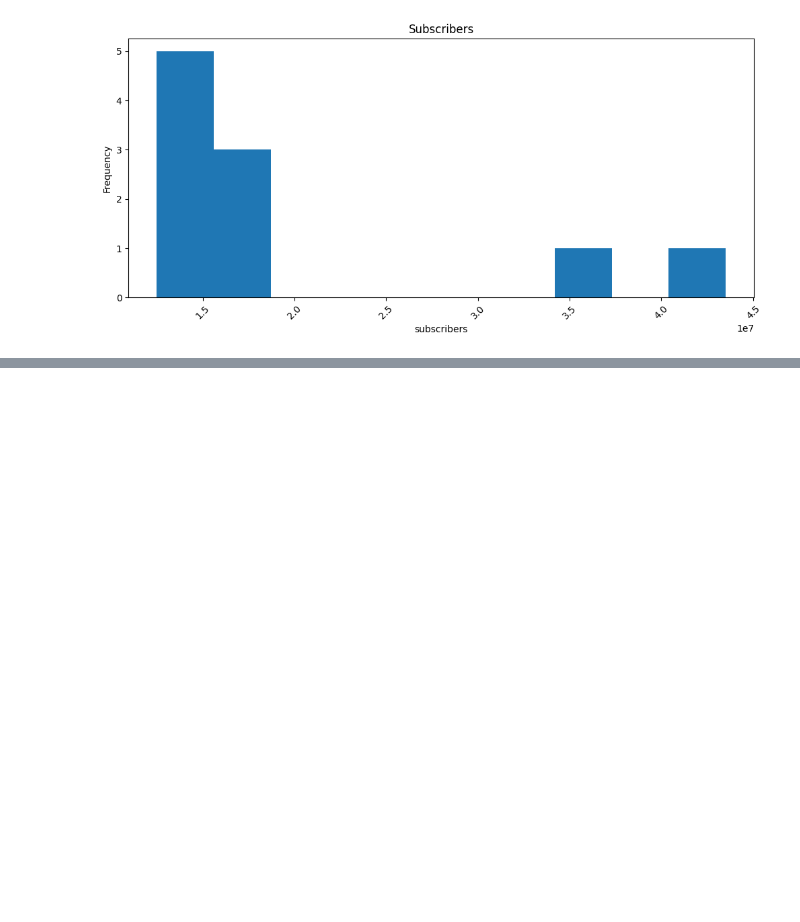
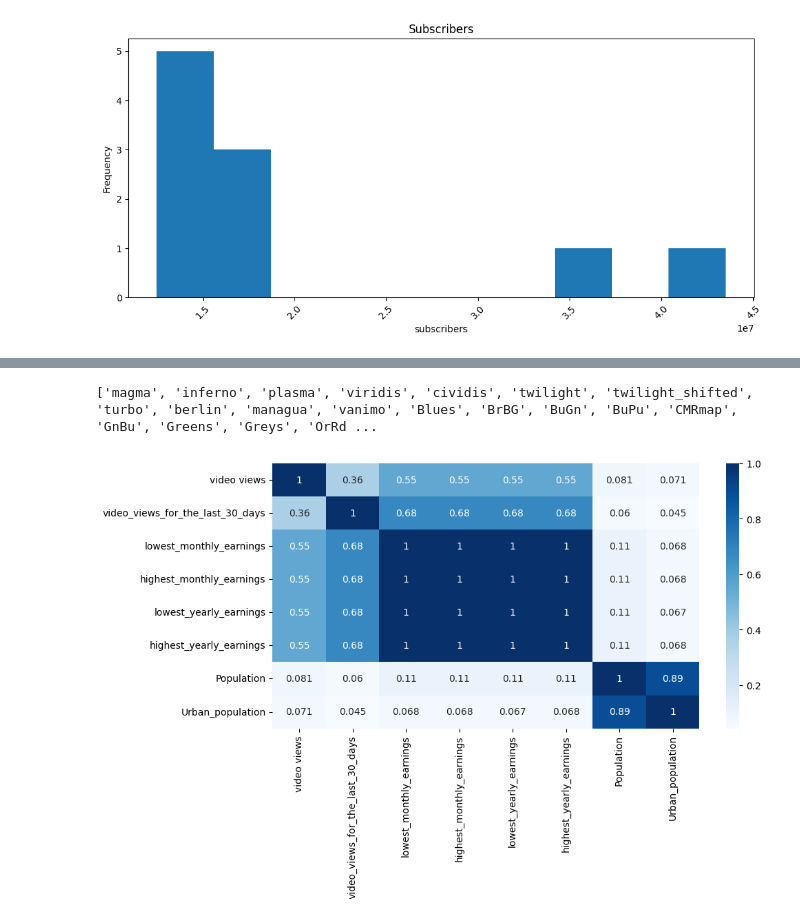
Before and after one commit to Swetap05/spotify_data-Analysis, a Jupyter notebook: Youtube.ipynb, the cells around one changed output, grey strips where cells are left out. Drawn from its saved outputs; the diff is of its cells as text; code cells hidden in the pictures; blank space fills up the shorter version.

```diff
--- a/Youtube.ipynb
+++ b/Youtube.ipynb
@@ -632,0 +667,3 @@ plt.show()
+# %%
+correlation = cols.corr()
+correlation
@@ -632,0 +680,11 @@ plt.show()
+# %%
+import seaborn as sns
+print(plt.colormaps())
+# %% [output]
+['magma', 'inferno', 'plasma', 'viridis', 'cividis', 'twilight', 'twilight_shifted', 'turbo', 'berlin', 'managua', 'vanimo', 'Blues', 'BrBG', 'BuGn', 'BuPu', 'CMRmap', 'GnBu', 'Greens', 'Greys', 'OrRd ...
+# %%
+plt.figure(figsize=(10,5))
+sns.heatmap(correlation,cmap='Blues',annot=True)
+plt.show()
+# %% [output]
+[figure, added]
```
Also changed, not shown: parts of 4 cells of this notebook.
